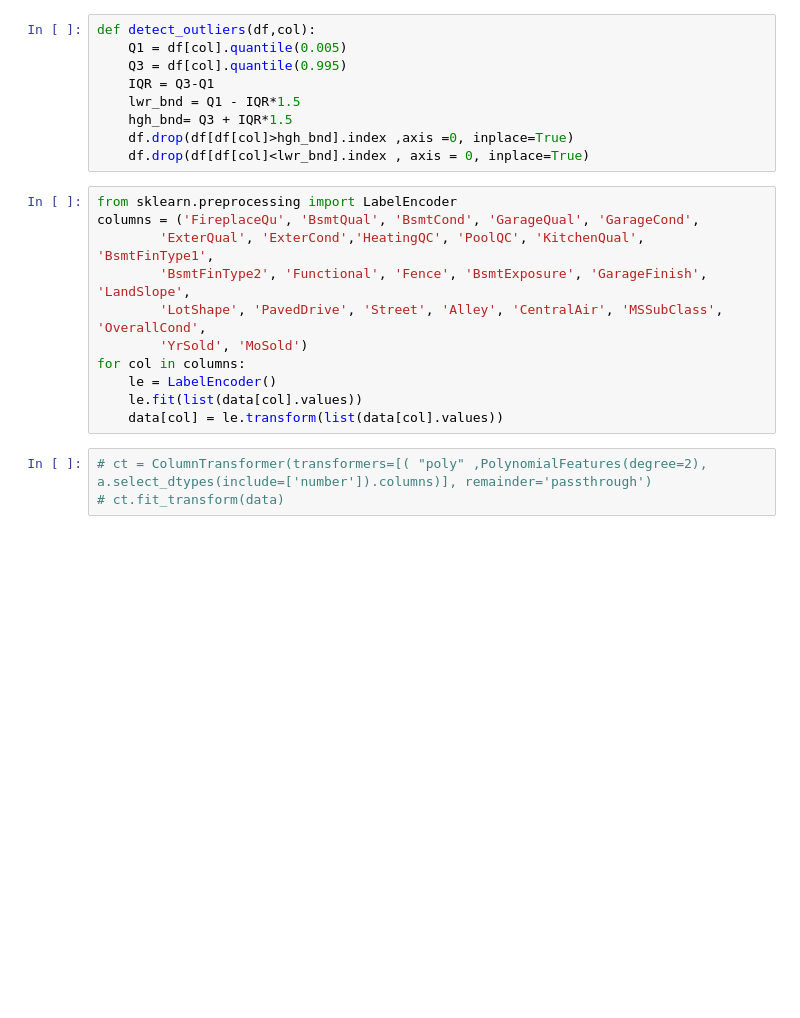
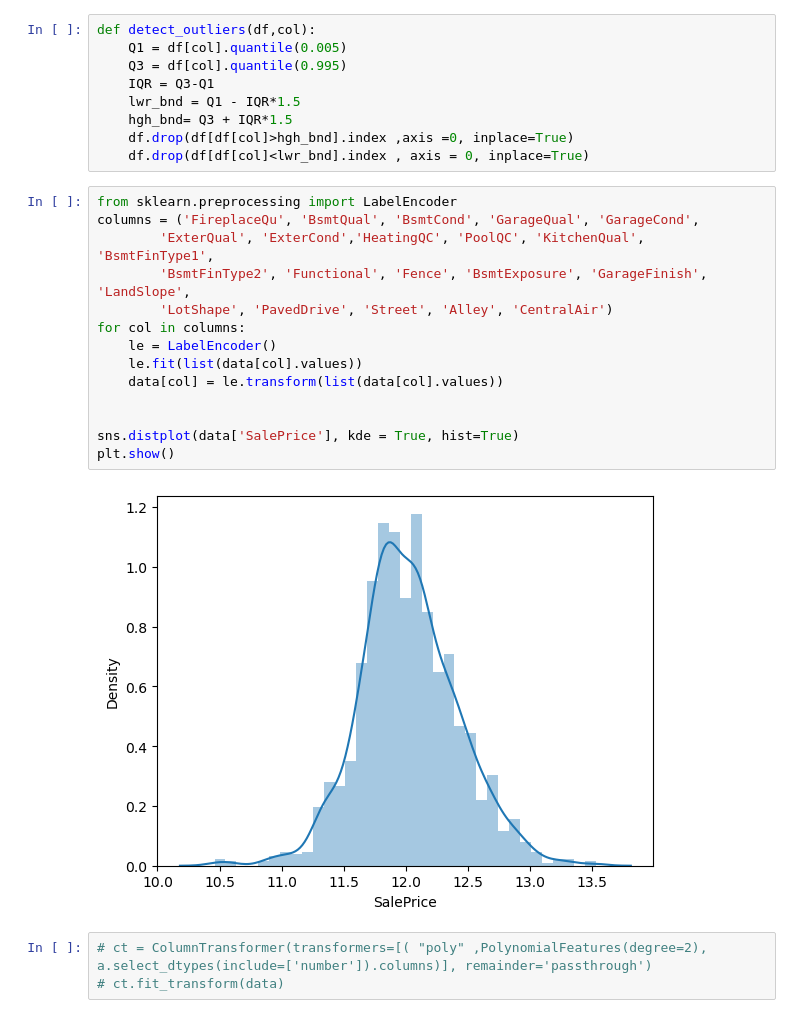
Before and after one commit to HajiyevH/Kaggle_Competition, a Jupyter notebook: 12.309House_Regression.ipynb, the cells around one changed output. Cells and saved outputs as stored; diff of their text form; blank space fills up the shorter version.

```diff
--- a/12.309House_Regression.ipynb
+++ b/12.309House_Regression.ipynb
@@ -54,14 +61,19 @@ def detect_outliers(df,col):
 # %%
 from sklearn.preprocessing import LabelEncoder
 columns = ('FireplaceQu', 'BsmtQual', 'BsmtCond', 'GarageQual', 'GarageCond',
         'ExterQual', 'ExterCond','HeatingQC', 'PoolQC', 'KitchenQual', 'BsmtFinType1',
         'BsmtFinType2', 'Functional', 'Fence', 'BsmtExposure', 'GarageFinish', 'LandSlope',
-        'LotShape', 'PavedDrive', 'Street', 'Alley', 'CentralAir', 'MSSubClass', 'OverallCond',
-        'YrSold', 'MoSold')
+        'LotShape', 'PavedDrive', 'Street', 'Alley', 'CentralAir')
 for col in columns:
     le = LabelEncoder()
     le.fit(list(data[col].values))
     data[col] = le.transform(list(data[col].values))
+
+
+sns.distplot(data['SalePrice'], kde = True, hist=True)
+plt.show()
+# %% [output]
+[figure, added]
 # %%
 # ct = ColumnTransformer(transformers=[( "poly" ,PolynomialFeatures(degree=2), a.select_dtypes(include=['number']).columns)], remainder='passthrough')
 # ct.fit_transform(data)
```
Also changed, not shown: parts of 7 cells of this notebook.
